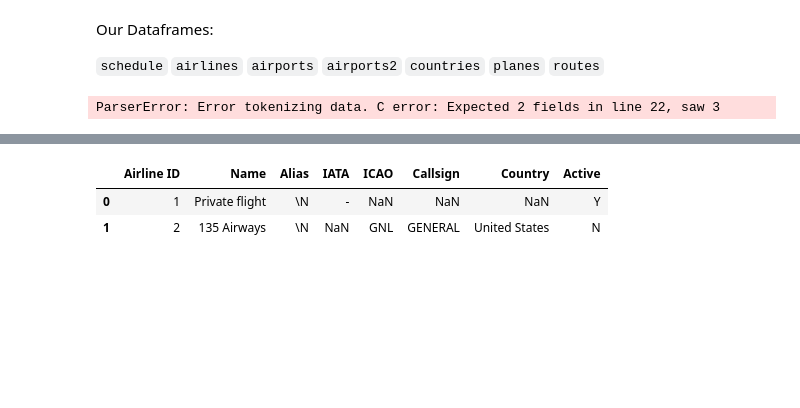
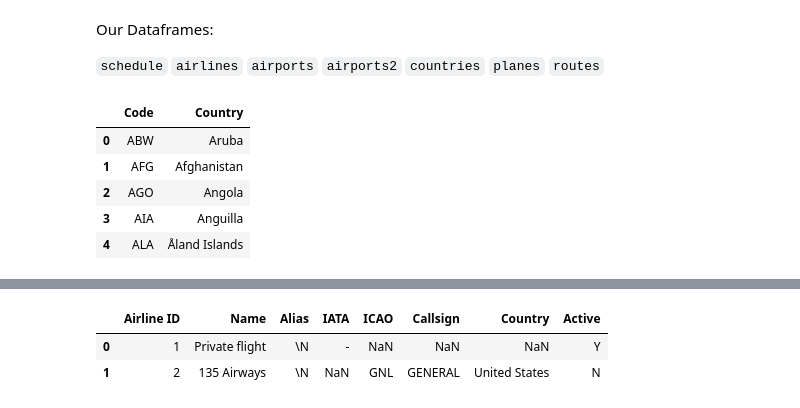
Before and after one commit to torchlightwizard/Data-Analysis-Flight-Travel, a Jupyter notebook: notebooks/preprocessing.ipynb, the cells around one changed output, grey strips where cells are left out. Cells and saved outputs as stored; diff of their text form; code cells hidden in the pictures; blank space fills up the shorter version.

Commit message:
completed country names standardization

```diff
--- a/notebooks/preprocessing.ipynb
+++ b/notebooks/preprocessing.ipynb
@@ -22,9 +22,16 @@ airports2 = pd.read_csv(path+"raw/airports-extended.dat.txt", header=0, names=["
 countries = pd.read_csv(path+"raw/countries.dat.txt", header=0, names=["Name", "ISO Code", "DAFIF Code"])
 planes = pd.read_csv(path+"raw/planes.dat.txt", header=0, names=["Name", "IATA Code", "ICAO Code"])
 routes = pd.read_csv(path+"raw/routes.dat.txt", header=0, names=["Airline", "Airline ID", "Source Airport", "Source Airport ID", "Destination Airport", "Destination Airport ID", "Codeshare", "Stops", "Equipment"])
-countries_iso = pd.read_csv(path+"raw/countries_iso.csv")
+countries_iso = pd.read_csv(path+"raw/countries_iso.csv", sep=";")
-# %% [output]
-ParserError: Error tokenizing data. C error: Expected 2 fields in line 22, saw 3
+# %%
+countries_iso.head()
+# %% [output]
+|  | Code | Country |
+| 0 | ABW | Aruba |
+| 1 | AFG | Afghanistan |
+| 2 | AGO | Angola |
+| 3 | AIA | Anguilla |
+| 4 | ALA | Åland Islands |
 # %%
 schedule.head(2)
 # %% [output]
```
Also changed, not shown: parts of 5 cells of this notebook, 1 other file.
